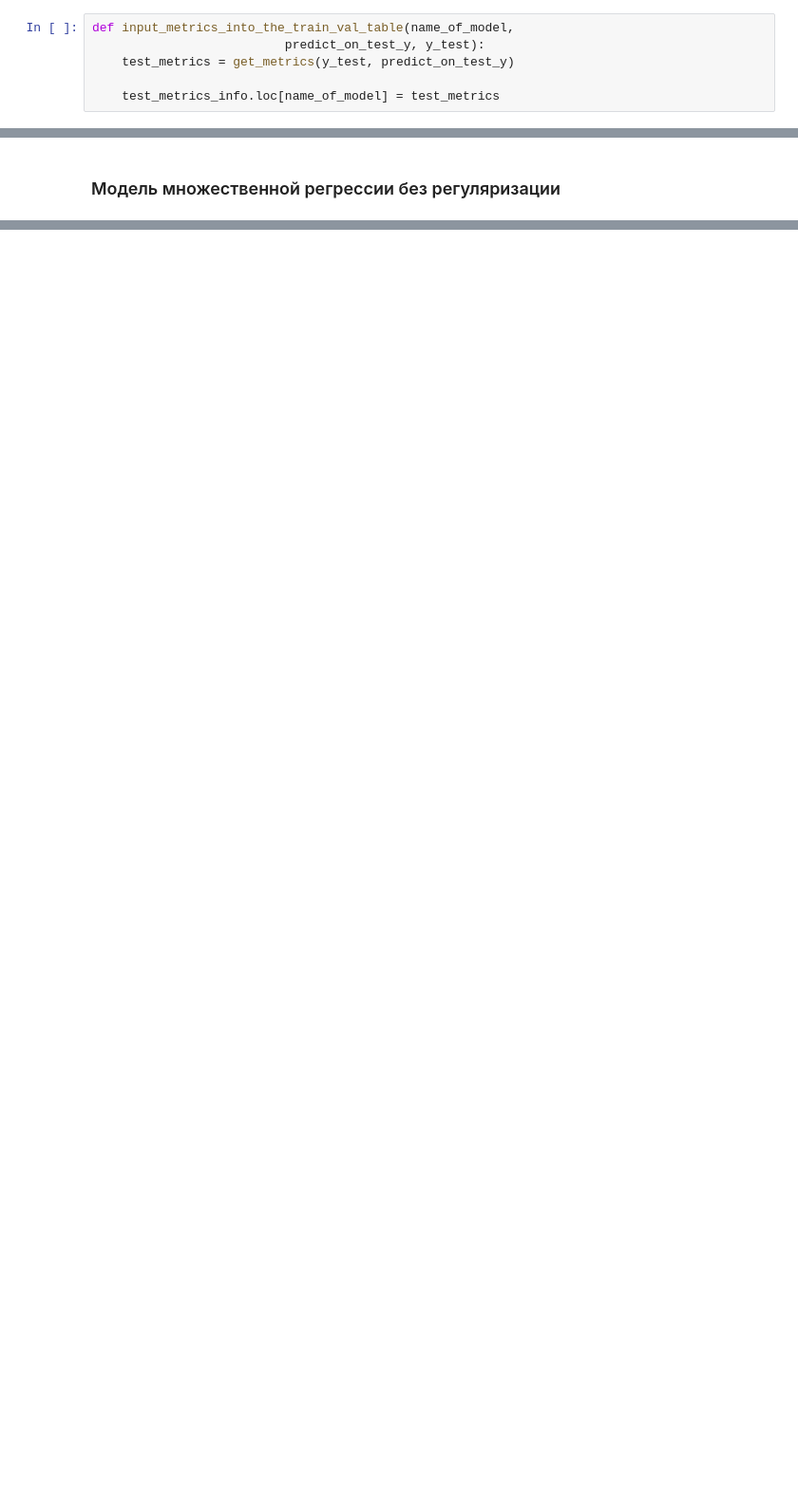
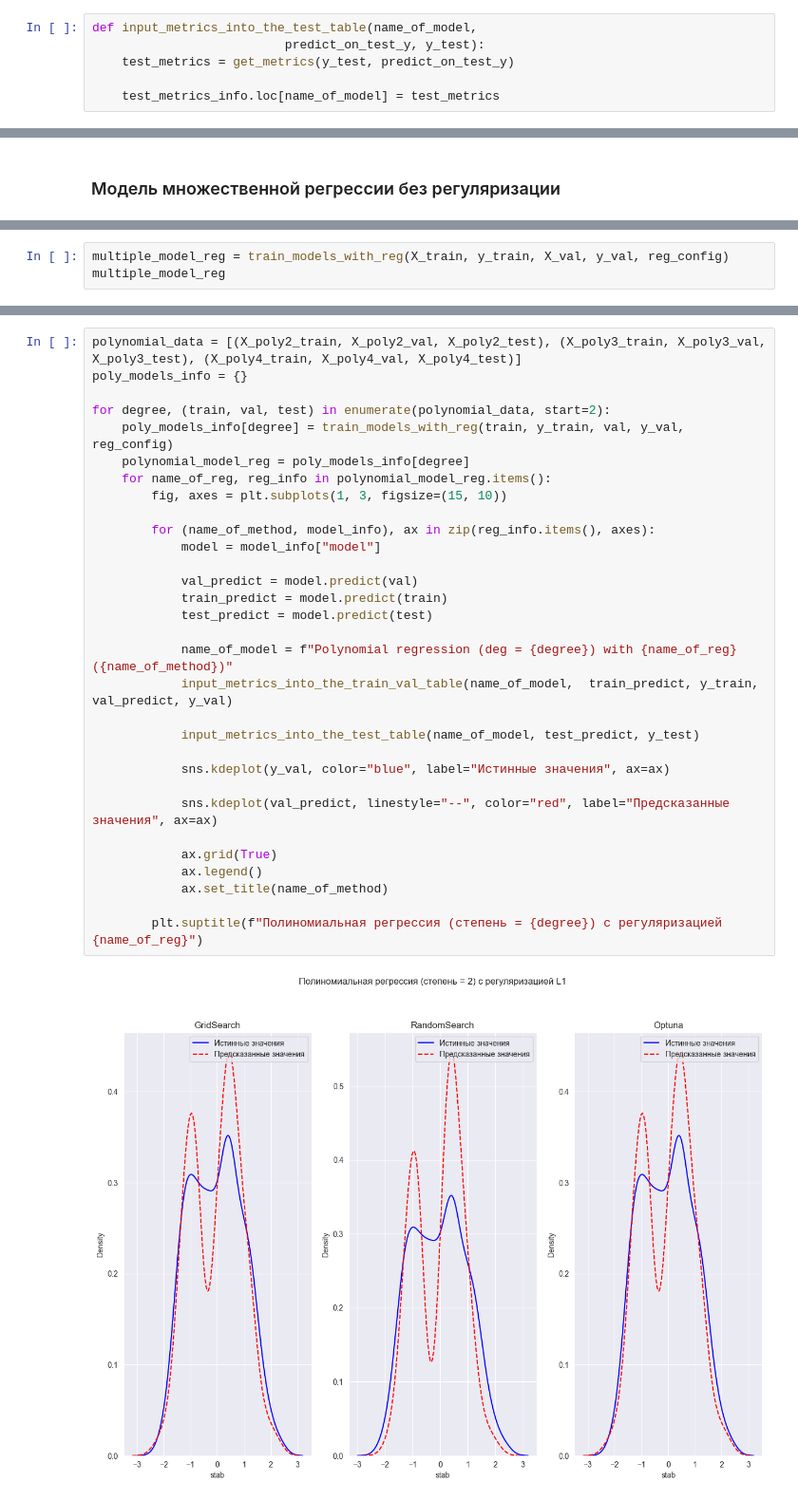
Before and after one commit to stwz13/ml, a Jupyter notebook: practice4.ipynb, the cells around one changed output, grey strips where cells are left out. Shown at 95% size. Cells and saved outputs as stored; diff of their text form; blank space fills up the shorter version.

```diff
--- a/practice4.ipynb
+++ b/practice4.ipynb
@@ -114,7 +119,7 @@ def input_metrics_into_the_train_val_table(name_of_model,
 # %% [markdown]
 Функция для вставки метрик в таблицу с тестовыми данными `input_metrics_into_the_train_val_table`
 # %%
-def input_metrics_into_the_train_val_table(name_of_model,
+def input_metrics_into_the_test_table(name_of_model,
                           predict_on_test_y, y_test):
     test_metrics = get_metrics(y_test, predict_on_test_y)
 
@@ -201,0 +289,3 @@ multiple_regression.fit()
+# %%
+multiple_model_reg = train_models_with_reg(X_train, y_train, X_val, y_val, reg_config)
+multiple_model_reg
@@ -201,0 +529,33 @@ multiple_regression.fit()
+# %%
+polynomial_data = [(X_poly2_train, X_poly2_val, X_poly2_test), (X_poly3_train, X_poly3_val, X_poly3_test), (X_poly4_train, X_poly4_val, X_poly4_test)]
+poly_models_info = {}
+
+for degree, (train, val, test) in enumerate(polynomial_data, start=2):
+    poly_models_info[degree] = train_models_with_reg(train, y_train, val, y_val, reg_config)
+    polynomial_model_reg = poly_models_info[degree]
+    for name_of_reg, reg_info in polynomial_model_reg.items():
+        fig, axes = plt.subplots(1, 3, figsize=(15, 10))
+
+        for (name_of_method, model_info), ax in zip(reg_info.items(), axes):
+            model = model_info["model"]
+
+            val_predict = model.predict(val)
+            train_predict = model.predict(train)
+            test_predict = model.predict(test)
+
+            name_of_model = f"Polynomial regression (deg = {degree}) with {name_of_reg} ({name_of_method})"
+            input_metrics_into_the_train_val_table(name_of_model,  train_predict, y_train, val_predict, y_val)
+
+            input_metrics_into_the_test_table(name_of_model, test_predict, y_test)
+
+            sns.kdeplot(y_val, color="blue", label="Истинные значения", ax=ax)
+
+            sns.kdeplot(val_predict, linestyle="--", color="red", label="Предсказанные значения", ax=ax)
+
+            ax.grid(True)
+            ax.legend()
+            ax.set_title(name_of_method)
+
+        plt.suptitle(f"Полиномиальная регрессия (степень = {degree}) c регуляризацией {name_of_reg}")
+# %% [output]
+[figure, added]
```
Also changed, not shown: parts of 52 cells of this notebook.
